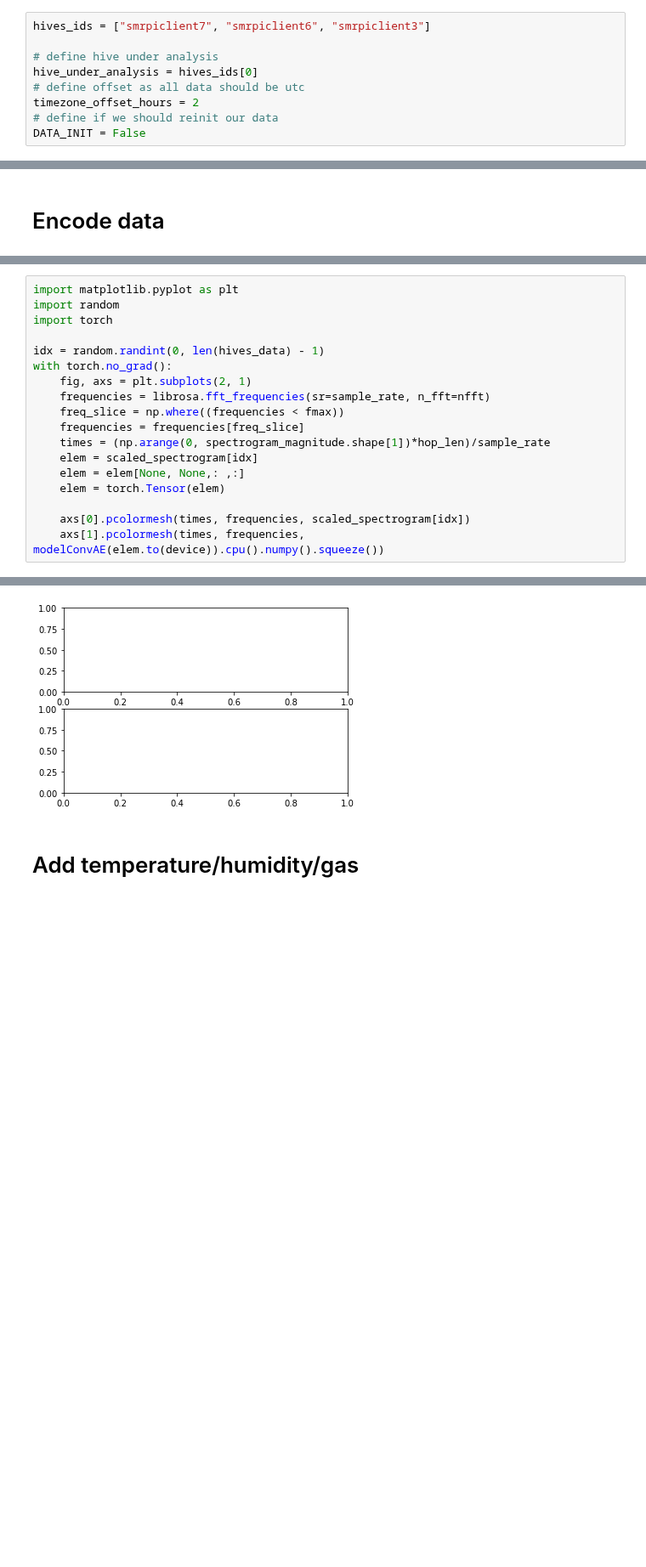
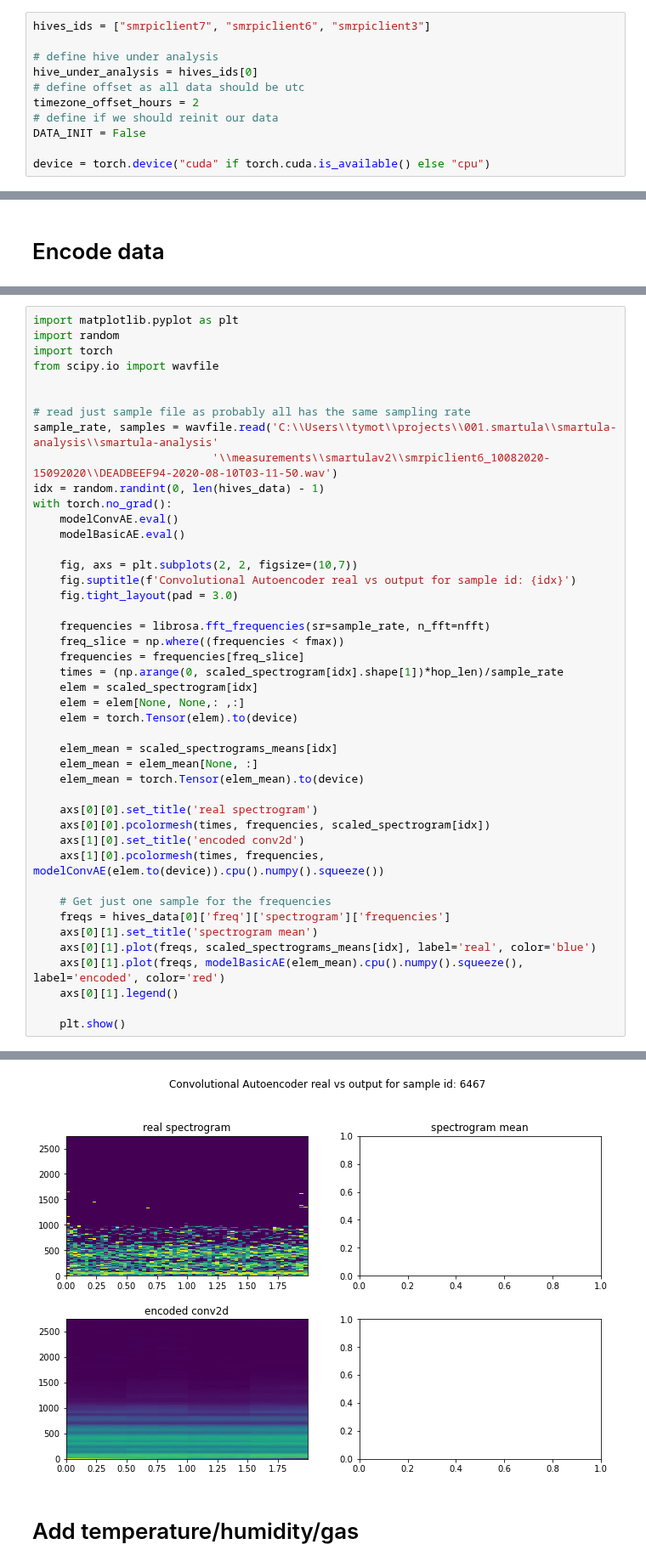
Before and after one commit to tymons/buzz-models, a Jupyter notebook: notebooks/autoencoder.ipynb, the cells around one changed output, grey strips where cells are left out. Shown at 85% size. Cells and saved outputs as stored; diff of their text form; blank space fills up the shorter version.

```diff
--- a/notebooks/autoencoder.ipynb
+++ b/notebooks/autoencoder.ipynb
@@ -7,6 +7,8 @@ hive_under_analysis = hives_ids[0]
 timezone_offset_hours = 2
 # define if we should reinit our data
 DATA_INIT = False
+
+device = torch.device("cuda" if torch.cuda.is_available() else "cpu")
 # %% [markdown]
 # Data Preprocessing
 
@@ -210,18 +266,44 @@ encoded_basic_data = basic_ae_encode(modelBasicAE, scaled_periodograms)
 import matplotlib.pyplot as plt
 import random
 import torch
+from scipy.io import wavfile
 
+
+# read just sample file as probably all has the same sampling rate
+sample_rate, samples = wavfile.read('C:\\Users\\tymot\\projects\\001.smartula\\smartula-analysis\\smartula-analysis'
+                           '\\measurements\\smartulav2\\smrpiclient6_10082020-15092020\\DEADBEEF94-2020-08-10T03-11-50.wav')
 idx = random.randint(0, len(hives_data) - 1)
 with torch.no_grad():
-    fig, axs = plt.subplots(2, 1)
+    modelConvAE.eval()
+    modelBasicAE.eval()
+
+    fig, axs = plt.subplots(2, 2, figsize=(10,7))
+    fig.suptitle(f'Convolutional Autoencoder real vs output for sample id: {idx}')
+    fig.tight_layout(pad = 3.0)
+
     frequencies = librosa.fft_frequencies(sr=sample_rate, n_fft=nfft)
     freq_slice = np.where((frequencies < fmax))
     frequencies = frequencies[freq_slice]
-    times = (np.arange(0, spectrogram_magnitude.shape[1])*hop_len)/sample_rate
+    times = (np.arange(0, scaled_spectrogram[idx].shape[1])*hop_len)/sample_rate
     elem = scaled_spectrogram[idx]
     elem = elem[None, None,: ,:]
-    elem = torch.Tensor(elem)
+    elem = torch.Tensor(elem).to(device)
 
-    axs[0].pcolormesh(times, frequencies, scaled_spectrogram[idx])
-    axs[1].pcolormesh(times, frequencies, modelConvAE(elem.to(device)).cpu().numpy().squeeze())
+    elem_mean = scaled_spectrograms_means[idx]
+    elem_mean = elem_mean[None, :]
+    elem_mean = torch.Tensor(elem_mean).to(device)
+
+    axs[0][0].set_title('real spectrogram')
+    axs[0][0].pcolormesh(times, frequencies, scaled_spectrogram[idx])
+    axs[1][0].set_title('encoded conv2d')
+    axs[1][0].pcolormesh(times, frequencies, modelConvAE(elem.to(device)).cpu().numpy().squeeze())
+
+    # Get just one sample for the frequencies
+    freqs = hives_data[0]['freq']['spectrogram']['frequencies']
+    axs[0][1].set_title('spectrogram mean')
+    axs[0][1].plot(freqs, scaled_spectrograms_means[idx], label='real', color='blue')
+    axs[0][1].plot(freqs, modelBasicAE(elem_mean).cpu().numpy().squeeze(), label='encoded', color='red')
+    axs[0][1].legend()
+
+    plt.show()
 # %% [output]
@@ -229,4 +312,4 @@ NameError: name 'sample_rate' is not defined
-[figure, old version]
+[figure, new version]
 # %% [markdown]
 # Add temperature/humidity/gas
 # %%
```
Also changed, not shown: parts of 14 cells of this notebook.
